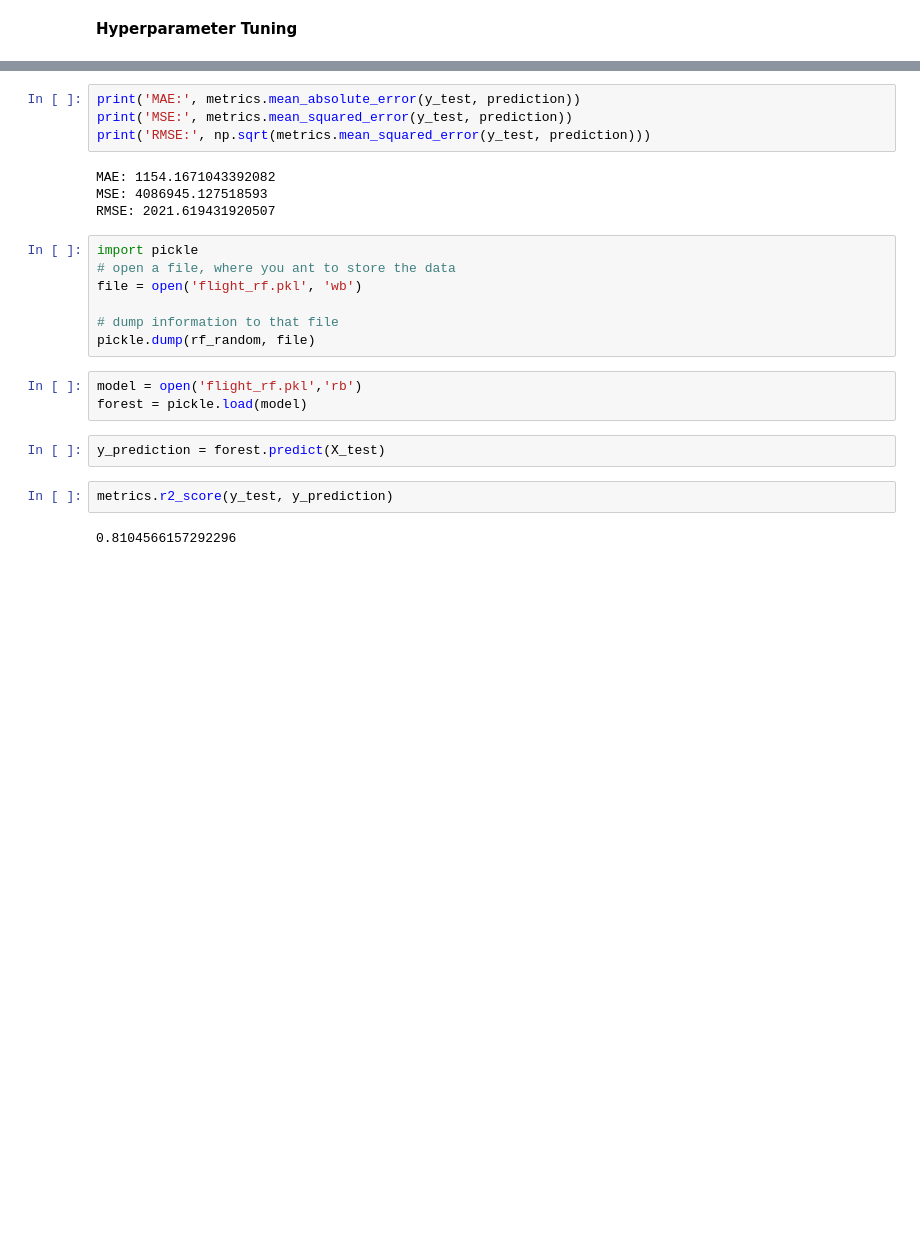
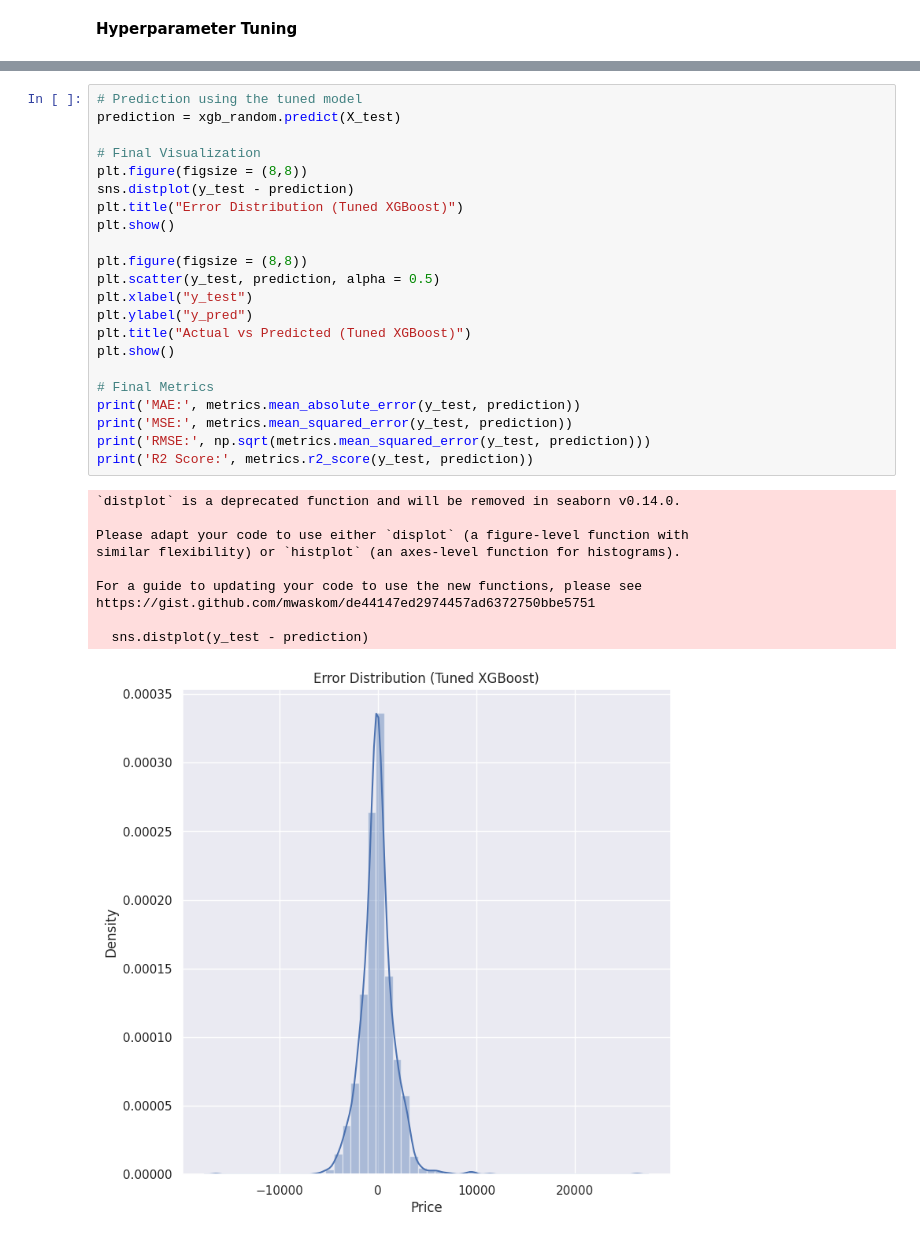
Before and after one commit to AdityaJha27/flight-fare-app, a Jupyter notebook: flight_fare_prediction.ipynb, the cells around one changed output, grey strips where cells are left out. Drawn from its saved outputs; the diff is of its cells as text; blank space fills up the shorter version.

```diff
--- a/flight_fare_prediction.ipynb
+++ b/flight_fare_prediction.ipynb
@@ -734,24 +663,33 @@ plt.show()
-# %%
-print('MAE:', metrics.mean_absolute_error(y_test, prediction))
-print('MSE:', metrics.mean_squared_error(y_test, prediction))
-print('RMSE:', np.sqrt(metrics.mean_squared_error(y_test, prediction)))
-# %% [output]
-MAE: 1154.1671043392082
-MSE: 4086945.127518593
-RMSE: 2021.619431920507
-# %%
-import pickle
-# open a file, where you ant to store the data
-file = open('flight_rf.pkl', 'wb')
-
-# dump information to that file
-pickle.dump(rf_random, file)
-# %%
-model = open('flight_rf.pkl','rb')
-forest = pickle.load(model)
-# %%
-y_prediction = forest.predict(X_test)
-# %%
-metrics.r2_score(y_test, y_prediction)
-# %% [output]
-0.8104566157292296
+# %%
+# Prediction using the tuned model
+prediction = xgb_random.predict(X_test)
+
+# Final Visualization
+plt.figure(figsize = (8,8))
+sns.distplot(y_test - prediction)
+plt.title("Error Distribution (Tuned XGBoost)")
+plt.show()
+
+plt.figure(figsize = (8,8))
+plt.scatter(y_test, prediction, alpha = 0.5)
+plt.xlabel("y_test")
+plt.ylabel("y_pred")
+plt.title("Actual vs Predicted (Tuned XGBoost)")
+plt.show()
+
+# Final Metrics
+print('MAE:', metrics.mean_absolute_error(y_test, prediction))
+print('MSE:', metrics.mean_squared_error(y_test, prediction))
+print('RMSE:', np.sqrt(metrics.mean_squared_error(y_test, prediction)))
+print('R2 Score:', metrics.r2_score(y_test, prediction))
+# %% [output]
+`distplot` is a deprecated function and will be removed in seaborn v0.14.0.
+
+Please adapt your code to use either `displot` (a figure-level function with
+similar flexibility) or `histplot` (an axes-level function for histograms).
+
+For a guide to updating your code to use the new functions, please see
+https://gist.github.com/mwaskom/de44147ed2974457ad6372750bbe5751
+
+  sns.distplot(y_test - prediction)
+[figure, added]
```
Also changed, not shown: parts of 29 cells of this notebook, 5 other files.
